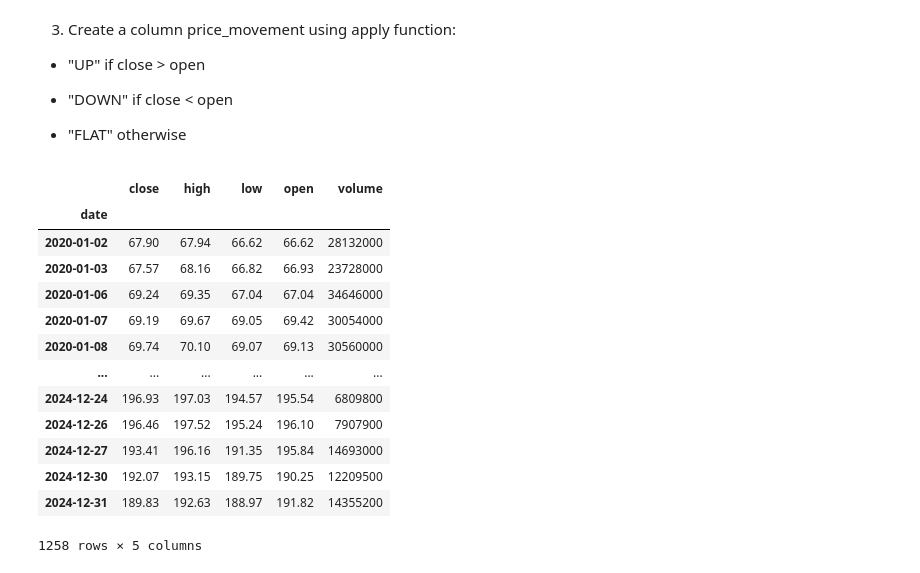
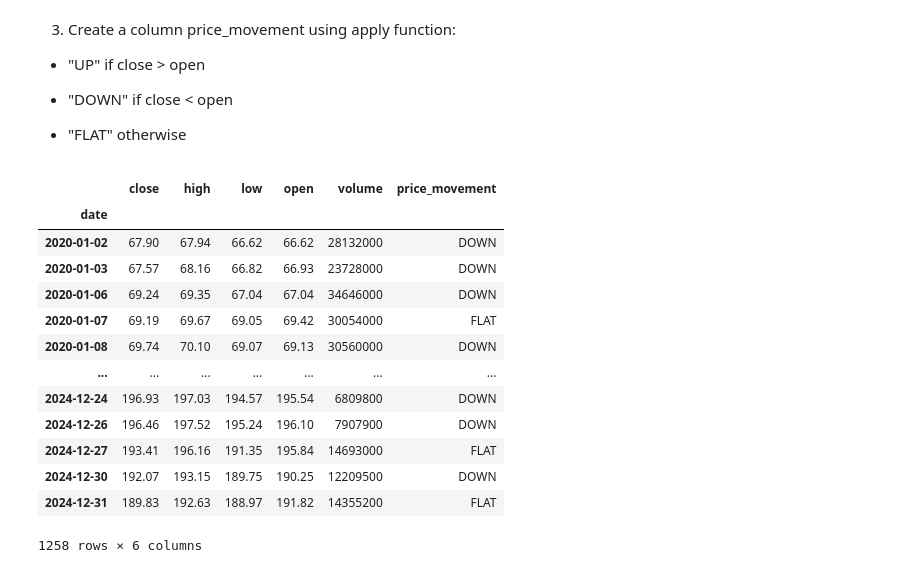
Before and after one commit to tharina11/Python-Projects, a Jupyter notebook: 5. Pandas Exercises/notebooks/9. Apply, Custom Functions & Advanced Transformations.ipynb, the cells around one changed output. Cells and saved outputs as stored; diff of their text form; code cells hidden in the pictures.

```diff
--- a/5. Pandas Exercises/notebooks/9. Apply, Custom Functions & Advanced Transformations.ipynb
+++ b/5. Pandas Exercises/notebooks/9. Apply, Custom Functions & Advanced Transformations.ipynb
@@ -69,28 +69,22 @@ Name: volume, Length: 1258, dtype: float64
 
 - "FLAT" otherwise
 # %%
-def price_movement_label(a, b):
-    if a > b:
-        label = 'UP'
-    elif a < b:
-        label = 'UP'
-    else:
-        label = 'FLAT'
-    return label
-
-price['price_movement'] = price[['close', 'open']].apply(lambda x: price_movement_label(a, b))
+price['price_movement'] = 'FLAT'
+price.loc[price['close'] > price['open'], 'price_movement'] = 'UP'
+price.loc[price['close'] > price['open'], 'price_movement'] = 'DOWN'
+price
 # %% [output]
-|  | close | high | low | open | volume |
-| date |  |  |  |  |  |
-| 2020-01-02 | 67.90 | 67.94 | 66.62 | 66.62 | 28132000 |
-| 2020-01-03 | 67.57 | 68.16 | 66.82 | 66.93 | 23728000 |
-| 2020-01-06 | 69.24 | 69.35 | 67.04 | 67.04 | 34646000 |
-| 2020-01-07 | 69.19 | 69.67 | 69.05 | 69.42 | 30054000 |
-| 2020-01-08 | 69.74 | 70.10 | 69.07 | 69.13 | 30560000 |
-| ... | ... | ... | ... | ... | ... |
-| 2024-12-24 | 196.93 | 197.03 | 194.57 | 195.54 | 6809800 |
-| 2024-12-26 | 196.46 | 197.52 | 195.24 | 196.10 | 7907900 |
-| 2024-12-27 | 193.41 | 196.16 | 191.35 | 195.84 | 14693000 |
-| 2024-12-30 | 192.07 | 193.15 | 189.75 | 190.25 | 12209500 |
-| 2024-12-31 | 189.83 | 192.63 | 188.97 | 191.82 | 14355200 |
+|  | close | high | low | open | volume | price_movement |
+| date |  |  |  |  |  |  |
+| 2020-01-02 | 67.90 | 67.94 | 66.62 | 66.62 | 28132000 | DOWN |
+| 2020-01-03 | 67.57 | 68.16 | 66.82 | 66.93 | 23728000 | DOWN |
+| 2020-01-06 | 69.24 | 69.35 | 67.04 | 67.04 | 34646000 | DOWN |
+| 2020-01-07 | 69.19 | 69.67 | 69.05 | 69.42 | 30054000 | FLAT |
+| 2020-01-08 | 69.74 | 70.10 | 69.07 | 69.13 | 30560000 | DOWN |
+| ... | ... | ... | ... | ... | ... | ... |
+| 2024-12-24 | 196.93 | 197.03 | 194.57 | 195.54 | 6809800 | DOWN |
+| 2024-12-26 | 196.46 | 197.52 | 195.24 | 196.10 | 7907900 | DOWN |
+| 2024-12-27 | 193.41 | 196.16 | 191.35 | 195.84 | 14693000 | FLAT |
+| 2024-12-30 | 192.07 | 193.15 | 189.75 | 190.25 | 12209500 | DOWN |
+| 2024-12-31 | 189.83 | 192.63 | 188.97 | 191.82 | 14355200 | FLAT |
-1258 rows × 5 columns
+1258 rows × 6 columns
```
Also changed, not shown: parts of 8 cells of this notebook.
